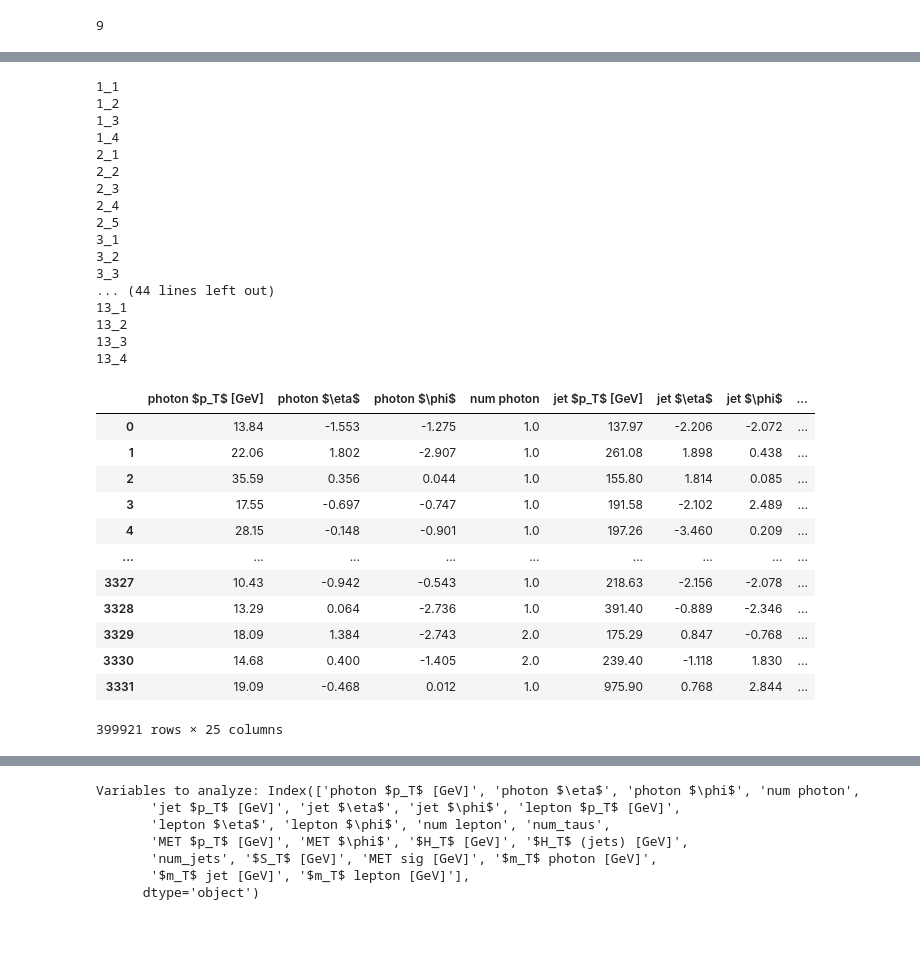
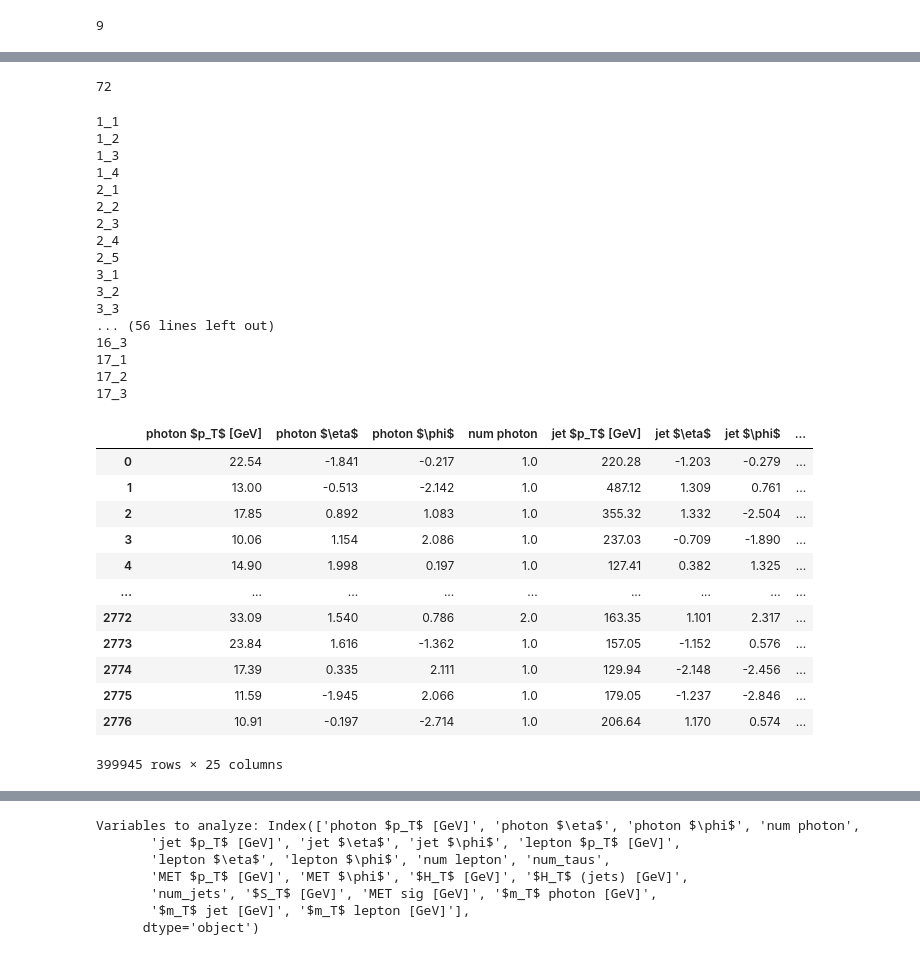
Before and after one commit to Martindelosrios/MLLHC, a Jupyter notebook: codes/AnalysisVars.ipynb, the cells around one changed output, grey strips where cells are left out. Saved outputs shown, nothing was run; the diff lists cells and outputs as text; code cells hidden in the pictures.

```diff
--- a/codes/AnalysisVars.ipynb
+++ b/codes/AnalysisVars.ipynb
@@ -104,22 +104,26 @@ BP1_1_run100k_1.lhco  BP1_3_run100k_1.lhco
 BP1_2_run100k_1.lhco  BP1_4_run100k_1.lhco
 # %%
 write = True
-MET_cut = 200
+MET_cut = 100
 
-results = {}
-for bp_number in ['1_1','1_2','1_3','1_4',
-                  '2_1','2_2','2_3','2_4','2_5',
-                  '3_1','3_2','3_3','3_4',
-                  '4_1','4_2','4_3','4_4','4_5',
-                  '5_1','5_2','5_3','5_4','5_5',
-                  '6_1','6_2','6_3','6_4','6_5','6_6',
-                  '7_1','7_2','7_3','7_4','7_5',
-                  '8_1','8_2','8_3','8_4',
-                  '9_1','9_2','9_3','9_4',
-                  '10_1','10_2','10_3','10_4',
-                  '11_1','11_2','11_3','11_4','11_5',
-                  '12_1','12_2','12_3','12_4','12_5',
-                  '13_1','13_2','13_3','13_4']:
+#results = {}
+for bp_number in [#'1_1','1_2','1_3','1_4',
+                  #'2_1','2_2','2_3','2_4','2_5',
+                  #'3_1','3_2','3_3','3_4',
+                  #'4_1','4_2','4_3','4_4','4_5',
+                  #'5_1','5_2','5_3','5_4','5_5',
+                  #'6_1','6_2','6_3','6_4','6_5','6_6',
+                  #'7_1','7_2','7_3','7_4','7_5',
+                  #'8_1','8_2','8_3','8_4',
+                  #'9_1','9_2','9_3','9_4',
+                  #'10_1','10_2','10_3','10_4',
+                  #'11_1','11_2','11_3','11_4','11_5',
+                  #'12_1','12_2','12_3','12_4','12_5',
+                  #'13_1','13_2','13_3','13_4',
+                  '14_1','14_2','14_3',
+                  '15_1','15_2','15_3',
+                  '16_1','16_2','16_3',
+                  '17_1','17_2','17_3']:
 
     dir2 = f'../data/BP{bp_number[:-2]}/pptox1n2j_nmssm/'
     signal_runs2 = os.listdir(dir2)
@@ -302,5 +306,5 @@ Hay:  57  eventos con al menos un jet malo
 # %%
-for i in list(results.keys()):
+for i in list(results.keys())[60:]:
 
     aux = bps_data[bps_data['BP'] == i]
 
@@ -754,7 +758,11 @@ BPs = ['1_1','1_2','1_3','1_4',
       '10_1','10_2','10_3','10_4',
       '11_1','11_2','11_3','11_4','11_5',
       '12_1','12_2','12_3','12_4','12_5',
-      '13_1','13_2','13_3','13_4']
+      '13_1','13_2','13_3','13_4',
+      '14_1','14_2','14_3',
+      '15_1','15_2','15_3',
+      '16_1','16_2','16_3',
+      '17_1','17_2','17_3']
 # %%
 datFolderNP = '../data/events_after_cuts/'
 
@@ -1456,6 +1464,10 @@ len(photon_NP)
+# %%
+len(BPs_names)
+# %% [output]
+72
 # %%
 nobs = len(photon_SM)
-BPS_trained = np.arange(60)
+BPS_trained = np.arange(len(BPs))
 BPs_names = list(results.keys())
 nobs_bp = round(nobs / len(BPS_trained))
 
@@ -1559,50 +1571,50 @@ for bp in BPS_trained:
         df_aux[lst[17]] = np.concatenate([ ST_NP[2*bp][BP_indices_n2], ST_NP[2*bp+1][BP_indices_n3] ])
         df_aux[lst[18]] = np.concatenate([ MET_sig_NP[2*bp][BP_indices_n2], MET_sig_NP[2*bp+1][BP_indices_n3] ])
 
         df_aux[lst[19]] = np.concatenate([ mT_photon_NP[2*bp][BP_indices_n2], mT_photon_NP[2*bp+1][BP_indices_n3] ])
         df_aux[lst[20]] = np.concatenate([ mT_jet_NP[2*bp][BP_indices_n2], mT_jet_NP[2*bp+1][BP_indices_n3] ])
         df_aux[lst[21]] = np.concatenate([ mT_lepton_NP[2*bp][BP_indices_n2], mT_lepton_NP[2*bp+1][BP_indices_n3] ])
 
 
         df_aux['bkg_flag'] = np.concatenate([ np.zeros(len(photon_NP[2*bp][BP_indices_n2])), np.zeros(len(photon_NP[2*bp+1][BP_indices_n3])) ])
 
         df_aux[lst[22]] = np.concatenate([ np.ones(len(photon_NP[2*bp][BP_indices_n2])), np.ones(len(photon_NP[2*bp+1][BP_indices_n3])) ])
         df_aux['bp_flag'] = np.concatenate([ np.ones(len(photon_NP[2*bp][BP_indices_n2])), np.ones(len(photon_NP[2*bp+1][BP_indices_n3])) ]) * (bp+1)
 
         df = pd.concat((df, df_aux))
 df_array = np.asarray(df)
 df
 # %% [output]
 1_1
 1_2
 1_3
 1_4
 2_1
 2_2
 2_3
 2_4
 2_5
 3_1
 3_2
 3_3
-... (44 lines left out)
-13_1
-13_2
-13_3
-13_4
+... (56 lines left out)
+16_3
+17_1
+17_2
+17_3
 |  | photon $p_T$ [GeV] | photon $\eta$ | photon $\phi$ | num photon | jet $p_T$ [GeV] | jet $\eta$ | jet $\phi$ | ... |
-| 0 | 13.84 | -1.553 | -1.275 | 1.0 | 137.97 | -2.206 | -2.072 | ... |
-| 1 | 22.06 | 1.802 | -2.907 | 1.0 | 261.08 | 1.898 | 0.438 | ... |
-| 2 | 35.59 | 0.356 | 0.044 | 1.0 | 155.80 | 1.814 | 0.085 | ... |
-| 3 | 17.55 | -0.697 | -0.747 | 1.0 | 191.58 | -2.102 | 2.489 | ... |
-| 4 | 28.15 | -0.148 | -0.901 | 1.0 | 197.26 | -3.460 | 0.209 | ... |
+| 0 | 22.54 | -1.841 | -0.217 | 1.0 | 220.28 | -1.203 | -0.279 | ... |
+| 1 | 13.00 | -0.513 | -2.142 | 1.0 | 487.12 | 1.309 | 0.761 | ... |
+| 2 | 17.85 | 0.892 | 1.083 | 1.0 | 355.32 | 1.332 | -2.504 | ... |
+| 3 | 10.06 | 1.154 | 2.086 | 1.0 | 237.03 | -0.709 | -1.890 | ... |
+| 4 | 14.90 | 1.998 | 0.197 | 1.0 | 127.41 | 0.382 | 1.325 | ... |
 | ... | ... | ... | ... | ... | ... | ... | ... | ... |
-| 3327 | 10.43 | -0.942 | -0.543 | 1.0 | 218.63 | -2.156 | -2.078 | ... |
-| 3328 | 13.29 | 0.064 | -2.736 | 1.0 | 391.40 | -0.889 | -2.346 | ... |
-| 3329 | 18.09 | 1.384 | -2.743 | 2.0 | 175.29 | 0.847 | -0.768 | ... |
-| 3330 | 14.68 | 0.400 | -1.405 | 2.0 | 239.40 | -1.118 | 1.830 | ... |
-| 3331 | 19.09 | -0.468 | 0.012 | 1.0 | 975.90 | 0.768 | 2.844 | ... |
+| 2772 | 33.09 | 1.540 | 0.786 | 2.0 | 163.35 | 1.101 | 2.317 | ... |
+| 2773 | 23.84 | 1.616 | -1.362 | 1.0 | 157.05 | -1.152 | 0.576 | ... |
+| 2774 | 17.39 | 0.335 | 2.111 | 1.0 | 129.94 | -2.148 | -2.456 | ... |
+| 2775 | 11.59 | -1.945 | 2.066 | 1.0 | 179.05 | -1.237 | -2.846 | ... |
+| 2776 | 10.91 | -0.197 | -2.714 | 1.0 | 206.64 | 1.170 | 0.574 | ... |
-399921 rows × 25 columns
+399945 rows × 25 columns
 # %%
 print('There are ' + str(len(np.where(df_array[:,24] == 0)[0])) + ' bkg events')
 for i in np.arange(len(BPs_names)):
```
Also changed, not shown: parts of 49 cells of this notebook, 1 other file.
